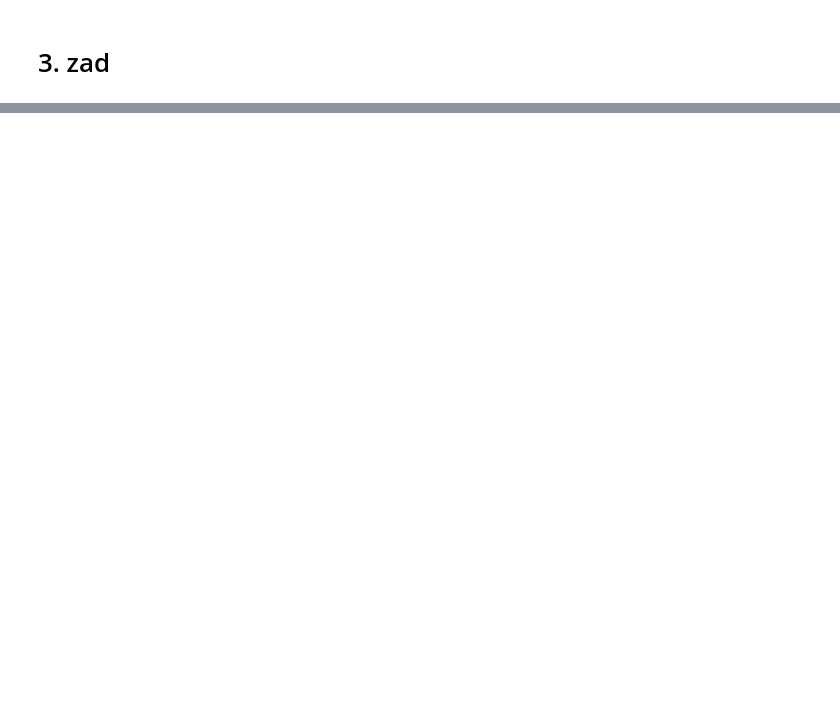
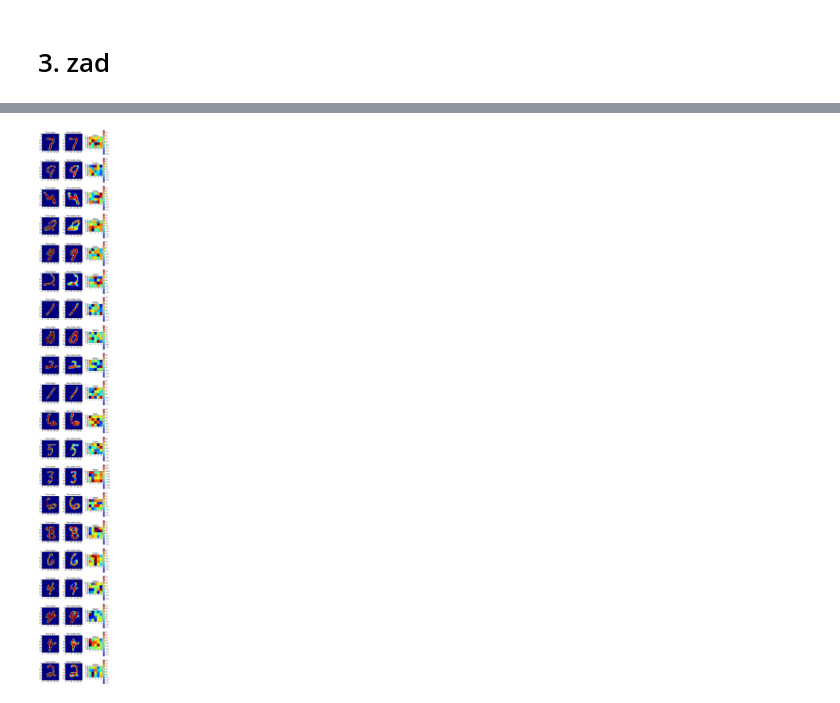
Before and after one commit to Mungosin/DeepLearning, a Jupyter notebook: Lab4/Lab4.ipynb, the cells around one changed output, grey strips where cells are left out. Saved outputs shown, nothing was run; the diff lists cells and outputs as text; code cells hidden in the pictures; blank space fills up the shorter version.

```diff
--- a/Lab4/Lab4.ipynb
+++ b/Lab4/Lab4.ipynb
@@ -386,0 +554,2 @@ plt.tight_layout()
+# %%
+sess, x, x_reconstr_mean_out, z, z_mean = vae_trainer(20,30)
@@ -386,0 +575,8 @@ plt.tight_layout()
+# %%
+# vizualizacija rekonstrukcije i stanja
+x_sample = mnist.test.next_batch(100)[0]
+x_reconstruct, z_out = sess.run([x_reconstr_mean_out, z], feed_dict={x: x_sample})
+draw_reconstructions(x_sample, x_reconstruct, z_out, (28, 28), (4,5))
+plt.show()
+# %% [output]
+[figure, added]
```
Also changed, not shown: parts of 11 cells of this notebook, 1 other file.
